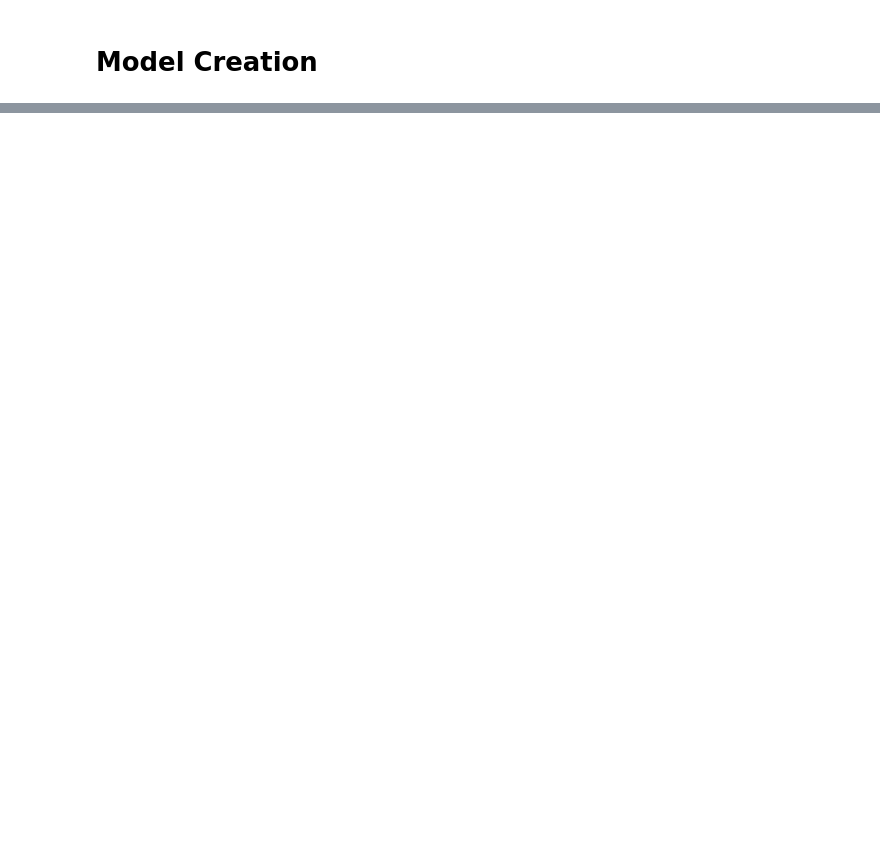
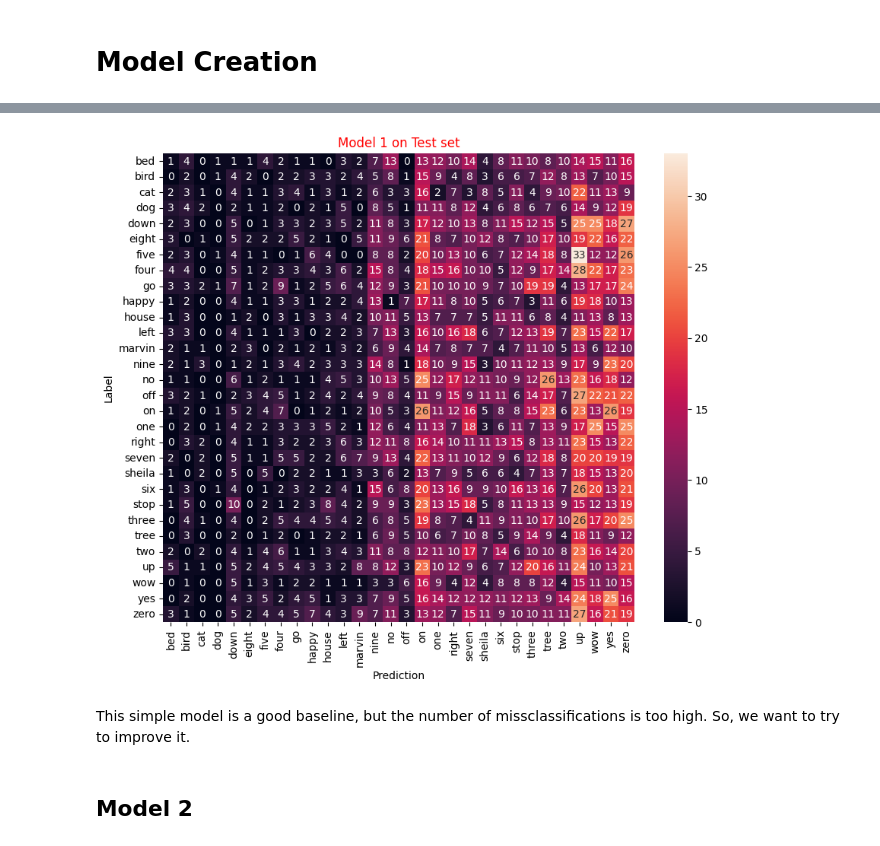
Before and after one commit to RiccardoRomeo01/Deep-Learning-Project-Work, a Jupyter notebook: DL_Project_Work.ipynb, the cells around one changed output, grey strips where cells are left out. Drawn from its saved outputs; the diff is of its cells as text; code cells hidden in the pictures; blank space fills up the shorter version.

```diff
--- a/DL_Project_Work.ipynb
+++ b/DL_Project_Work.ipynb
@@ -542,0 +659,3 @@ Epoch 10/10
+# %%
+plot_confusion_matrix(model1, test_ds, class_list, title="Model 1 on Test set")
+# %% [output]
@@ -542,0 +663,5 @@ Epoch 10/10
+[figure, added]
+# %% [markdown]
+This simple model is a good baseline, but the number of missclassifications is too high. So, we want to try to improve it.
+# %% [markdown]
+## Model 2
```
Also changed, not shown: parts of 74 cells of this notebook.
